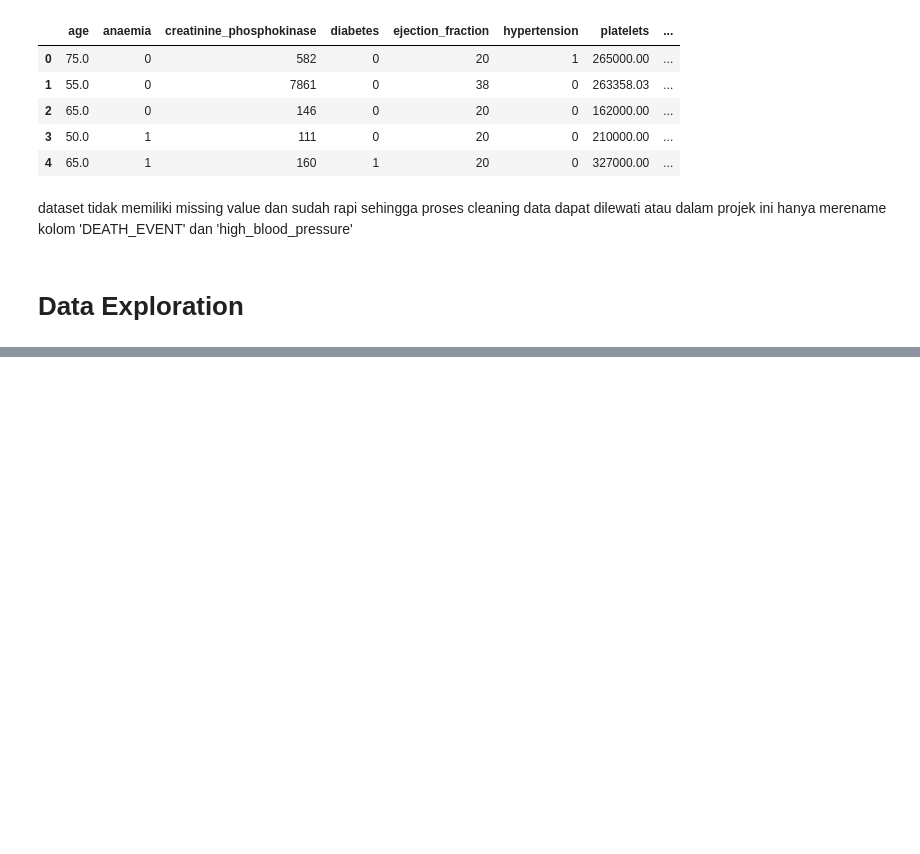
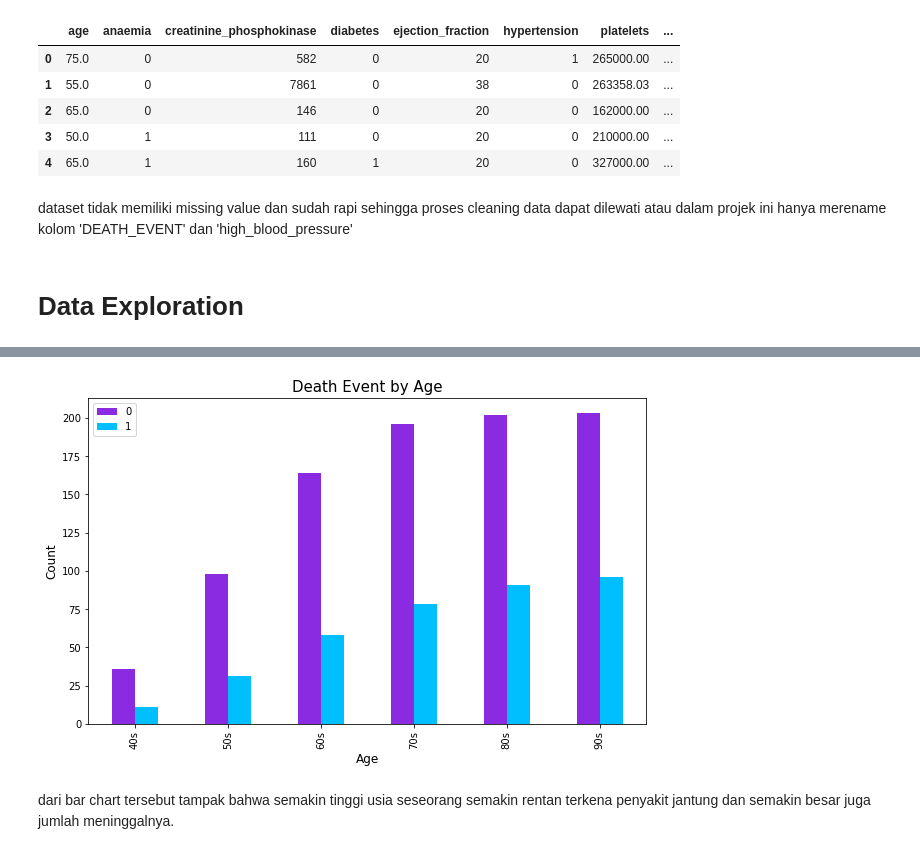
Before and after one commit to HelennaConstantia/PYTN-KampusMerdeka_FP3, a Jupyter notebook: PYTN_KampusMerdeka_fp3_Helenna Constantia.ipynb, the cells around one changed output, grey strips where cells are left out. Drawn from its saved outputs; the diff is of its cells as text; code cells hidden in the pictures; blank space fills up the shorter version.

```diff
--- a/PYTN_KampusMerdeka_fp3_Helenna Constantia.ipynb
+++ b/PYTN_KampusMerdeka_fp3_Helenna Constantia.ipynb
@@ -138,3 +140,17 @@ df.head()
 dataset tidak memiliki missing value dan sudah rapi sehingga proses cleaning data dapat dilewati atau dalam projek ini hanya merename kolom 'DEATH_EVENT' dan 'high_blood_pressure'
 # %% [markdown]
 # Data Exploration
+# %%
+#melihat death_event berdasarkan kelompok usia
+death_event_40s=df.loc[df['age']<50,'death_event'].value_counts()
+death_event_50s=df.loc[df['age']<60,'death_event'].value_counts()
+death_event_60s=df.loc[df['age']<70,'death_event'].value_counts()
+death_event_70s=df.loc[df['age']<80,'death_event'].value_counts()
+death_event_80s=df.loc[df['age']<90,'death_event'].value_counts()
+death_event_90s=df.loc[df['age']<100,'death_event'].value_counts()
+#membuat data frame dari fitur death_event berdasarkan pengelompokan usia
+df_deathByAge=pd.DataFrame({'40s':death_event_40s,'50s':death_event_50s,
+             '60s':death_event_60s,'70s':death_event_70s,
+             '80s':death_event_80s,'90s':death_event_90s})
+df_deathByAge=df_deathByAge.transpose()
+df_deathByAge
@@ -140,0 +165,12 @@ dataset tidak memiliki missing value dan sudah rapi sehingga proses cleaning dat
+# %%
+#visualisasi data death_event berdasarkan kelompok usia
+df_deathByAge.plot(kind='bar', figsize=(10,6),
+                  color=['blueviolet','deepskyblue'])
+plt.title('Death Event by Age', fontsize=15)
+plt.xlabel('Age', fontsize=12)
+plt.ylabel('Count', fontsize=12)
+plt.show()
+# %% [output]
+[figure, added]
+# %% [markdown]
+dari bar chart tersebut tampak bahwa semakin tinggi usia seseorang semakin rentan terkena penyakit jantung dan semakin besar juga jumlah meninggalnya.
```
Also changed, not shown: parts of 11 cells of this notebook.
